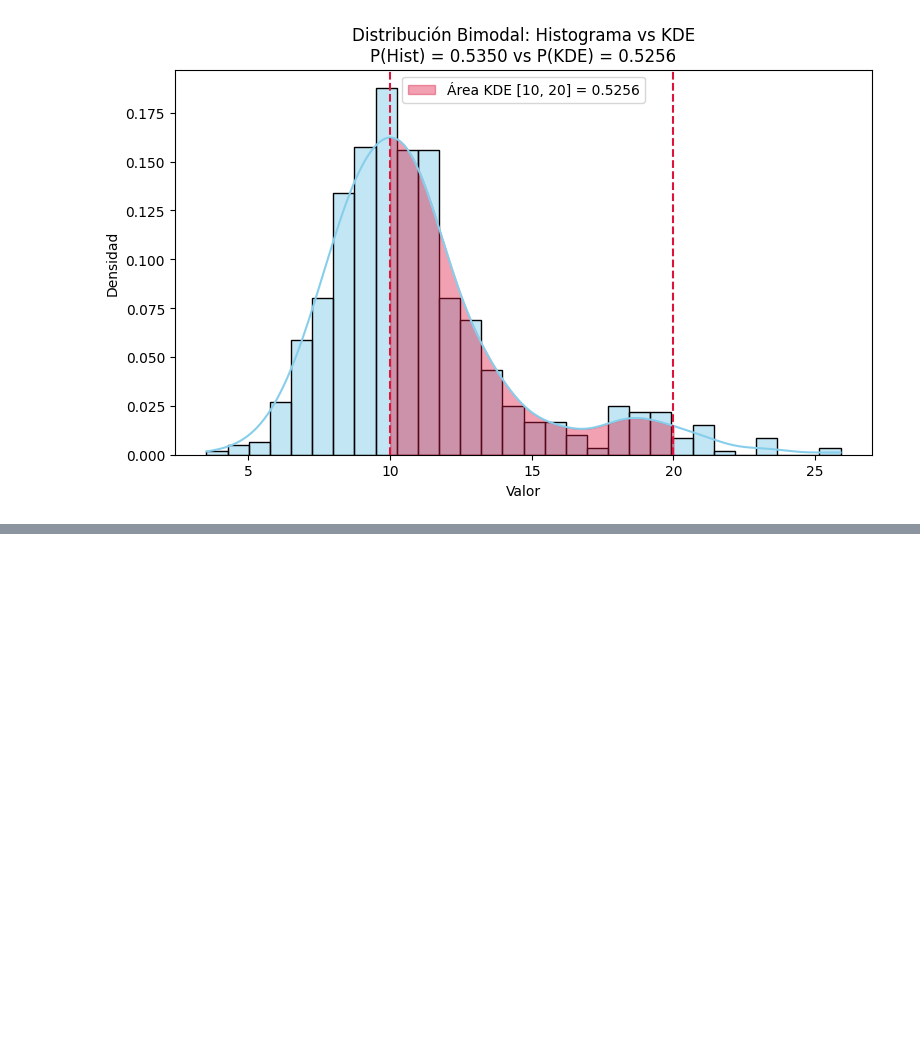
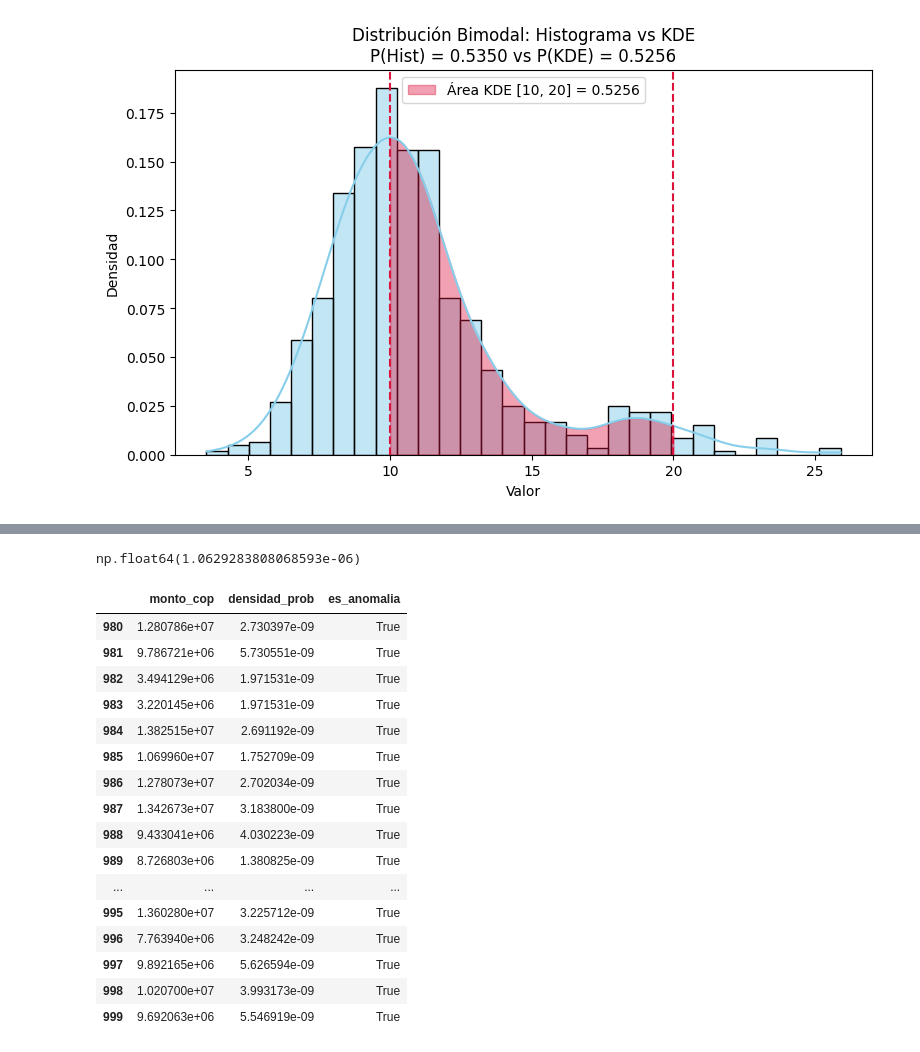
Before and after one commit to asegura4488/EDCO_IntroCienciaDatos, a Jupyter notebook: Semana3/ProbabilidadKDE.ipynb, the cells around one changed output, grey strips where cells are left out. Saved outputs shown, nothing was run; the diff lists cells and outputs as text; code cells hidden in the pictures; blank space fills up the shorter version.

```diff
--- a/Semana3/ProbabilidadKDE.ipynb
+++ b/Semana3/ProbabilidadKDE.ipynb
@@ -200,0 +203,25 @@ Ejemplo de transacciones marcadas como anomalía:
+# %%
+umbral_densidad = np.percentile(df['densidad_prob'], 20)
+umbral_densidad
+# %% [output]
+np.float64(1.0629283808068593e-06)
+# %%
+df[df['es_anomalia']]
+# %% [output]
+|  | monto_cop | densidad_prob | es_anomalia |
+| 980 | 1.280786e+07 | 2.730397e-09 | True |
+| 981 | 9.786721e+06 | 5.730551e-09 | True |
+| 982 | 3.494129e+06 | 1.971531e-09 | True |
+| 983 | 3.220145e+06 | 1.971531e-09 | True |
+| 984 | 1.382515e+07 | 2.691192e-09 | True |
+| 985 | 1.069960e+07 | 1.752709e-09 | True |
+| 986 | 1.278073e+07 | 2.702034e-09 | True |
+| 987 | 1.342673e+07 | 3.183800e-09 | True |
+| 988 | 9.433041e+06 | 4.030223e-09 | True |
+| 989 | 8.726803e+06 | 1.380825e-09 | True |
+| ... | ... | ... | ... |
+| 995 | 1.360280e+07 | 3.225712e-09 | True |
+| 996 | 7.763940e+06 | 3.248242e-09 | True |
+| 997 | 9.892165e+06 | 5.626594e-09 | True |
+| 998 | 1.020700e+07 | 3.993173e-09 | True |
+| 999 | 9.692063e+06 | 5.546919e-09 | True |
```
Also changed, not shown: parts of 1 cell of this notebook.
